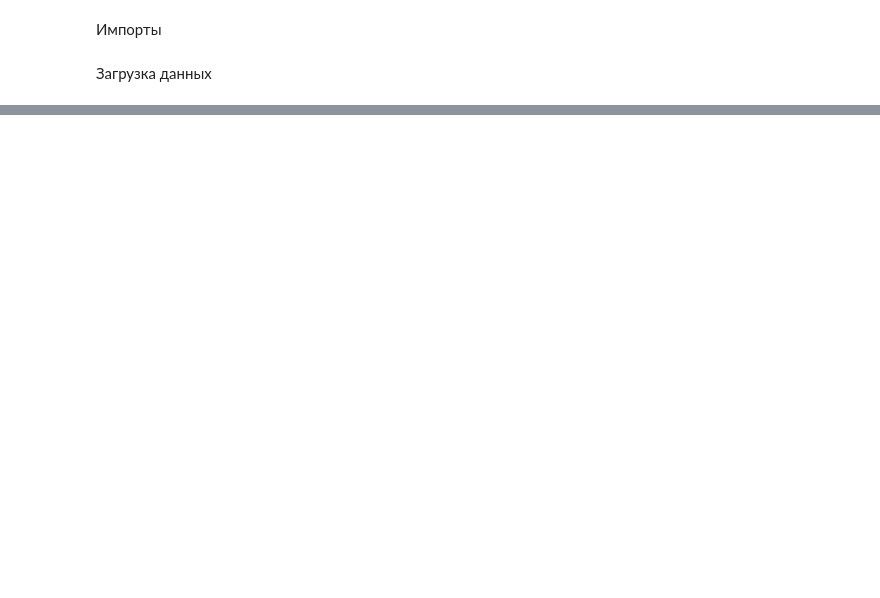
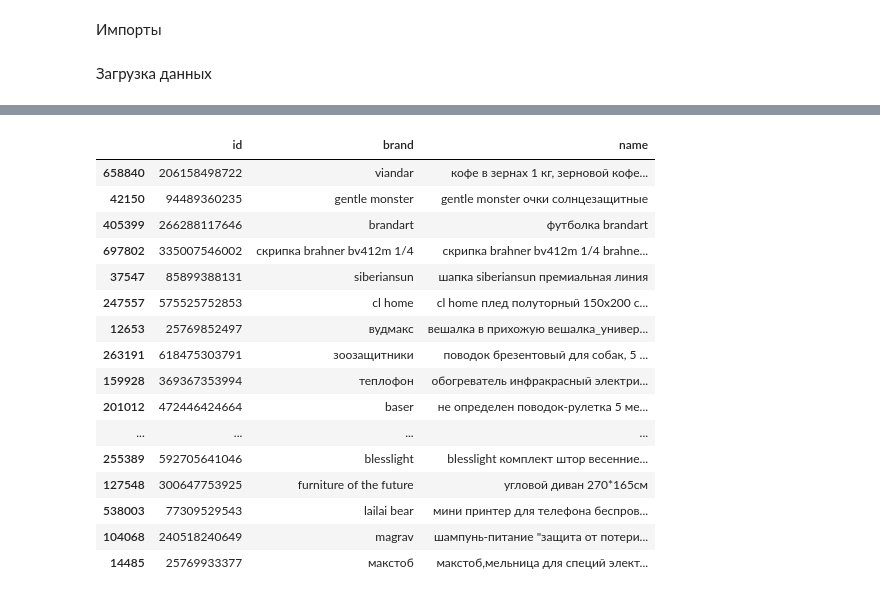
Before and after one commit to olesyaAbr5/product-matching, a Jupyter notebook: Attributes.ipynb, the cells around one changed output, grey strips where cells are left out. Saved outputs shown, nothing was run; the diff lists cells and outputs as text; code cells hidden in the pictures; blank space fills up the shorter version.

```diff
--- a/Attributes.ipynb
+++ b/Attributes.ipynb
@@ -84,5 +74,6 @@ print(pairs.head())
 # %%
 pairs = pairs[['id1', 'id2', 'target',
+               'name_1', 'name_2',
                'brand_1', 'brand_2',
                'article_1', 'article_2',
                'partnumber_1', 'partnumber_2']]
@@ -119,3 +112,41 @@ article_2       0.133993
 partnumber_1    0.093616
 partnumber_2    0.093744
 dtype: float64
+# %%
+pd.set_option('display.max_colwidth', None)
+
+brands_1 = pairs[['id1', 'brand_1', 'name_1']].rename(
+    columns={'id1': 'id', 'brand_1': 'brand', 'name_1': 'name'}
+)
+brands_2 = pairs[['id2', 'brand_2', 'name_2']].rename(
+    columns={'id2': 'id', 'brand_2': 'brand', 'name_2': 'name'}
+)
+
+brands = pd.concat([brands_1, brands_2], ignore_index=True)
+brands = brands.drop_duplicates(subset='id')
+without_brands = brands[brands['brand'].isna()]
+brands = brands.dropna()
+
+brand_counts = brands['brand'].value_counts()
+
+brands_one = brand_counts[brand_counts == 1]
+
+brands[brands['brand'].isin(brands_one.index)].sample(20)
+# %% [output]
+|  | id | brand | name |
+| 658840 | 206158498722 | viandar | кофе в зернах 1 кг, зерновой кофе... |
+| 42150 | 94489360235 | gentle monster | gentle monster очки солнцезащитные |
+| 405399 | 266288117646 | brandart | футболка brandart |
+| 697802 | 335007546002 | скрипка brahner bv412m 1/4 | скрипка brahner bv412m 1/4 brahne... |
+| 37547 | 85899388131 | siberiansun | шапка siberiansun премиальная линия |
+| 247557 | 575525752853 | cl home | cl home плед полуторный 150х200 c... |
+| 12653 | 25769852497 | вудмакс | вешалка в прихожую вешалка_универ... |
+| 263191 | 618475303791 | зоозащитники | поводок брезентовый для собак, 5 ... |
+| 159928 | 369367353994 | теплофон | обогреватель инфракрасный электри... |
+| 201012 | 472446424664 | baser | не определен поводок-рулетка 5 ме... |
+| ... | ... | ... | ... |
+| 255389 | 592705641046 | blesslight | blesslight комплект штор весенние... |
+| 127548 | 300647753925 | furniture of the future | угловой диван 270*165см |
+| 538003 | 77309529543 | lailai bear | мини принтер для телефона беспров... |
+| 104068 | 240518240649 | magrav | шампунь-питание "защита от потери... |
+| 14485 | 25769933377 | макстоб | макстоб,мельница для специй элект... |
```
Also changed, not shown: parts of 19 cells of this notebook.
